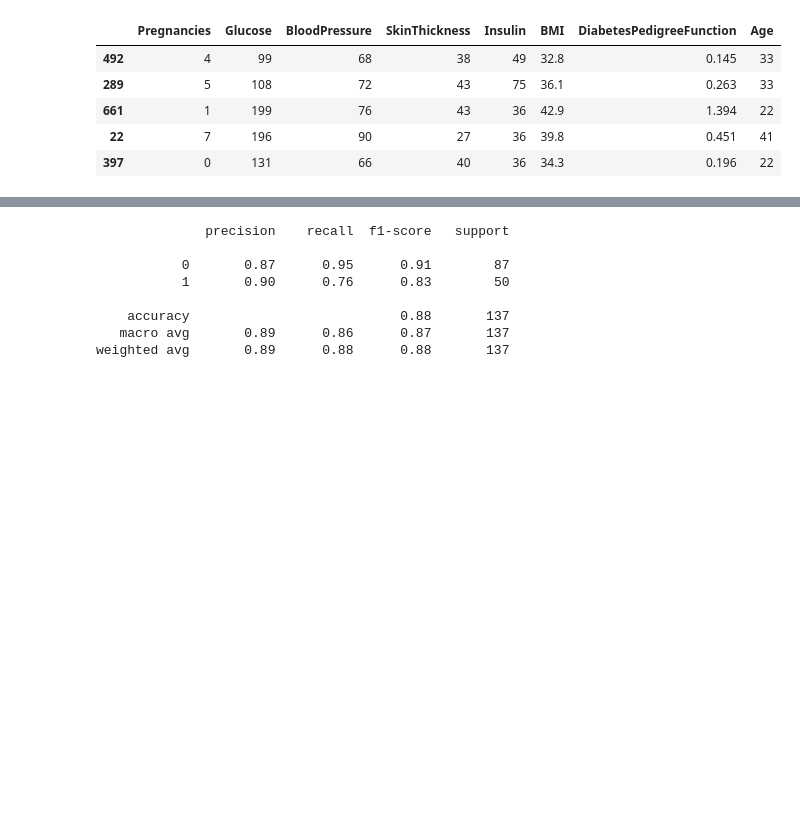
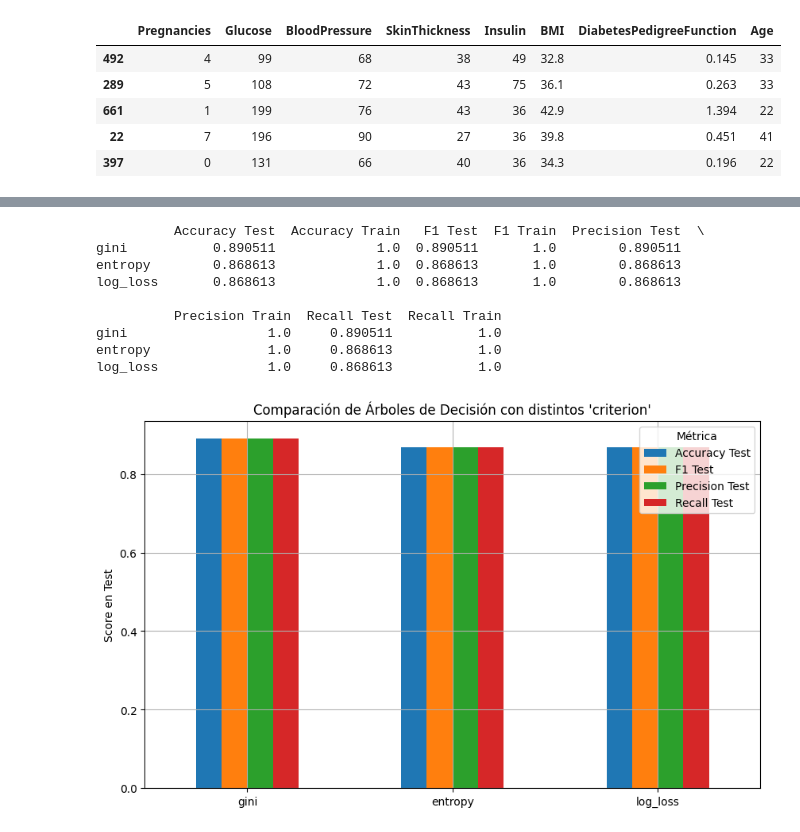
Before and after one commit to agumarquez10/agumarquez-proyecto-de-rbol-de-decisi-n, a Jupyter notebook: src/explore.ipynb, the cells around one changed output, grey strips where cells are left out. Drawn from its saved outputs; the diff is of its cells as text; code cells hidden in the pictures; blank space fills up the shorter version.

```diff
--- a/src/explore.ipynb
+++ b/src/explore.ipynb
@@ -264,6 +254,0 @@ y_pred = tree.predict(X_test)
-# %%
-# modelo
-model = DecisionTreeClassifier(max_depth=7, min_samples_split=10,  random_state = 20, min_samples_leaf=5)
-
-# entrenamiento
-model.fit(X_train, y_train)
@@ -338,11 +255,47 @@ Recall Train:  0.9358974358974359
-# %%
-print(classification_report(y_test, y_pred_test,))
-# %% [output]
-              precision    recall  f1-score   support
-
-           0       0.87      0.95      0.91        87
-           1       0.90      0.76      0.83        50
-
-    accuracy                           0.88       137
-   macro avg       0.89      0.86      0.87       137
-weighted avg       0.89      0.88      0.88       137
+# %%
+criterios = ["gini", "entropy", "log_loss"]
+resultados = {}
+
+for crit in criterios:
+    # Modelo
+    model = DecisionTreeClassifier(criterion=crit, random_state=42)
+    model.fit(X_train, y_train)
+
+    # Predicciones
+    y_pred_test = model.predict(X_test)
+    y_pred_train = model.predict(X_train)
+
+    # Métricas
+    resultados[crit] = {
+        "Accuracy Test": accuracy_score(y_test, y_pred_test),
+        "Accuracy Train": accuracy_score(y_train, y_pred_train),
+        "F1 Test": f1_score(y_test, y_pred_test, average="micro"),
+        "F1 Train": f1_score(y_train, y_pred_train, average="micro"),
+        "Precision Test": precision_score(y_test, y_pred_test, average="micro"),
+        "Precision Train": precision_score(y_train, y_pred_train, average="micro"),
+        "Recall Test": recall_score(y_test, y_pred_test, average="micro"),
+        "Recall Train": recall_score(y_train, y_pred_train, average="micro"),
+    }
+# %%
+
+df_resultados = pd.DataFrame(resultados).T
+print(df_resultados)
+
+# Gráfico comparativo
+df_resultados[["Accuracy Test","F1 Test","Precision Test","Recall Test"]].plot(kind="bar", figsize=(10,6), grid="true")
+plt.title("Comparación de Árboles de Decisión con distintos 'criterion'")
+plt.ylabel("Score en Test")
+plt.xticks(rotation=0)
+plt.legend(title="Métrica")
+plt.show()
+# %% [output]
+          Accuracy Test  Accuracy Train   F1 Test  F1 Train  Precision Test  \
+gini           0.890511             1.0  0.890511       1.0        0.890511
+entropy        0.868613             1.0  0.868613       1.0        0.868613
+log_loss       0.868613             1.0  0.868613       1.0        0.868613
+
+          Precision Train  Recall Test  Recall Train
+gini                  1.0     0.890511           1.0
+entropy               1.0     0.868613           1.0
+log_loss              1.0     0.868613           1.0
+[figure, added]
```
Also changed, not shown: parts of 13 cells of this notebook, 1 other file.
